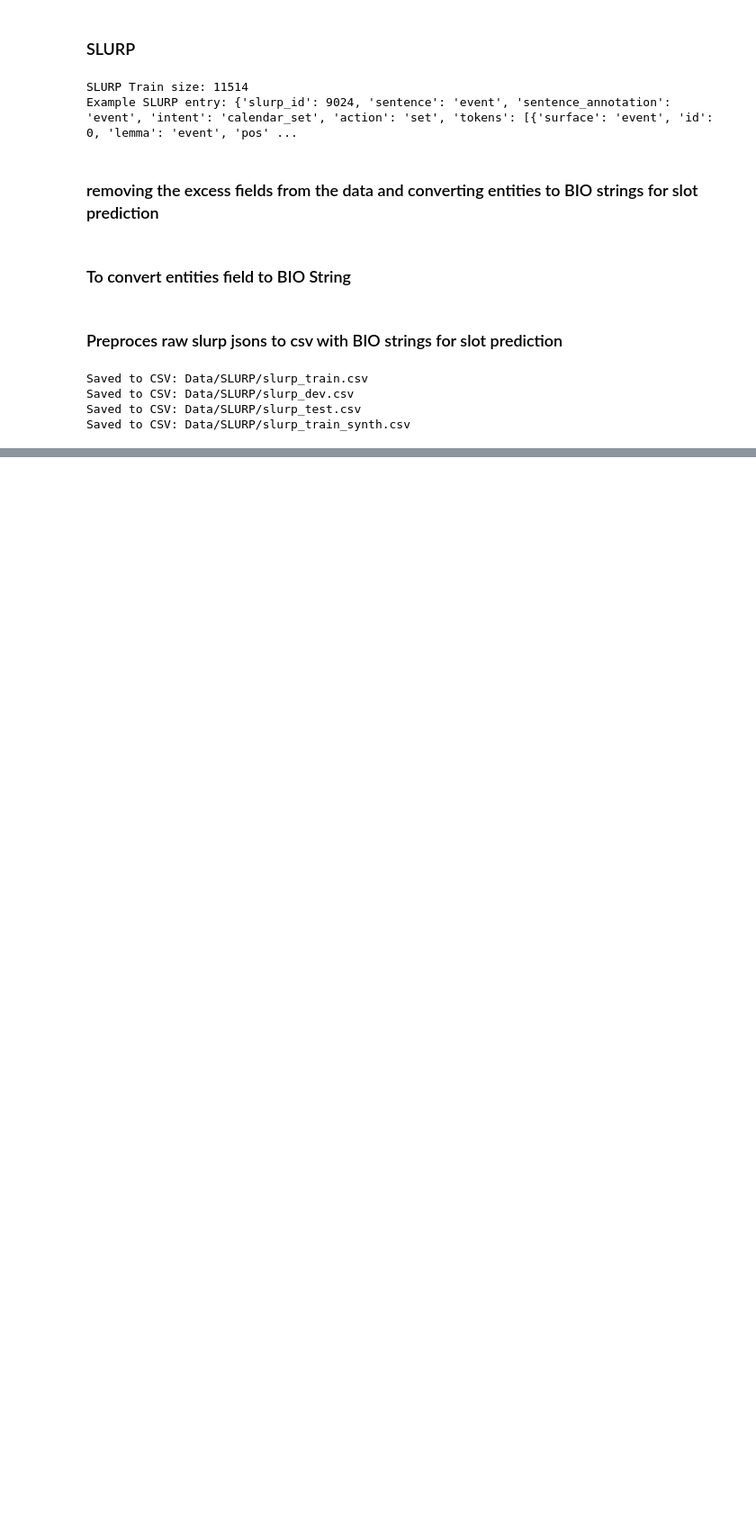
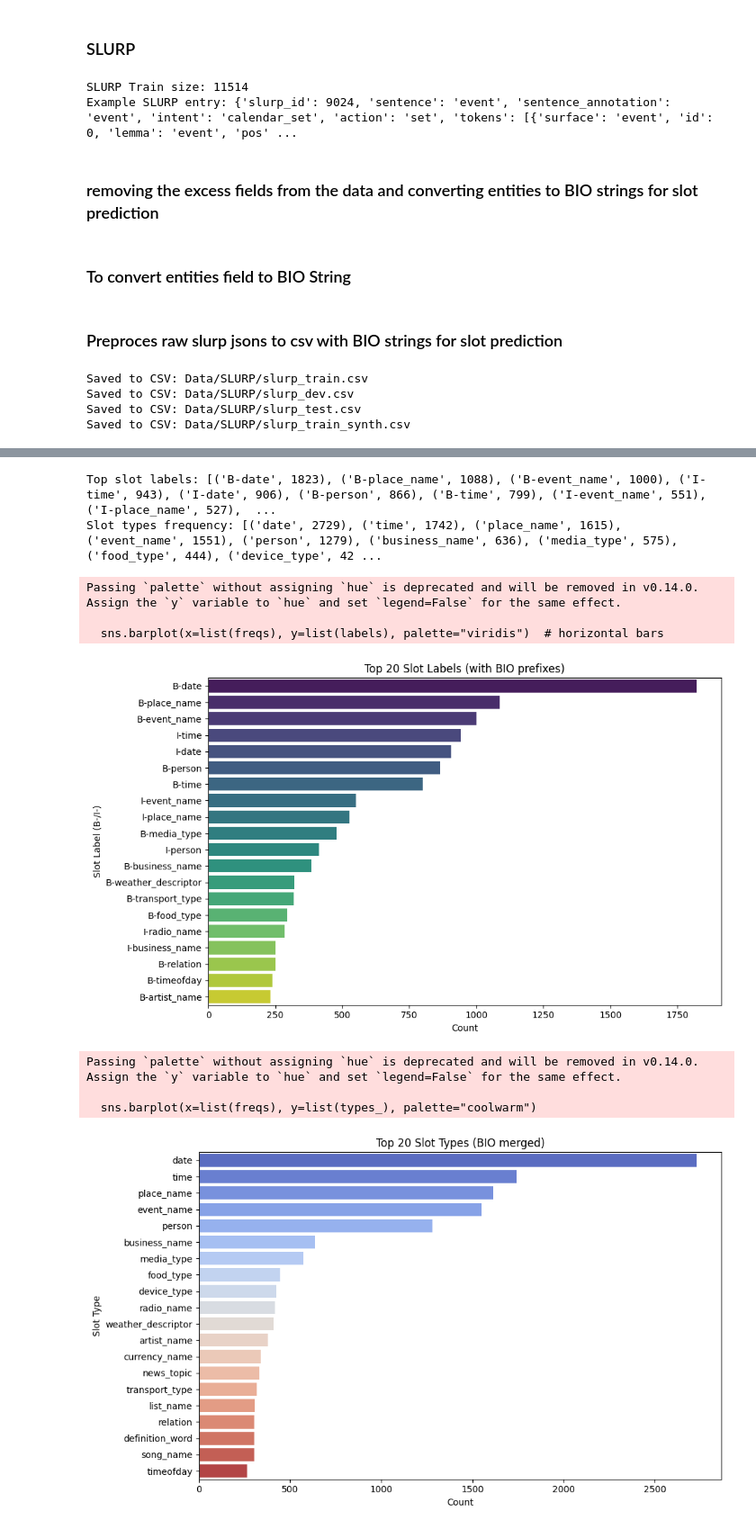
Before and after one commit to dhairya8luthra/Assignment_2_NLP, a Jupyter notebook: Assignment_2.ipynb, the cells around one changed output, grey strips where cells are left out. Shown at 90% size. Saved outputs shown, nothing was run; the diff lists cells and outputs as text; code cells hidden in the pictures; blank space fills up the shorter version.

```diff
--- a/Assignment_2.ipynb
+++ b/Assignment_2.ipynb
@@ -164,0 +260,31 @@ Saved to CSV: Data/SLURP/slurp_train_synth.csv
+# %%
+
+# Slot type frequencies
+all_slot_labels = []
+for ss in df["slot_string"].dropna():
+    for lab in ss.split():
+        if lab != "O":
+            all_slot_labels.append(lab)
+cnt = Counter(all_slot_labels)
+print("Top slot labels:", cnt.most_common(20))
+# e.g. distinct slot types by removing the B-/I- prefix
+slot_types = [lab.split("-", 1)[1] for lab in all_slot_labels if "-" in lab]
+cnt2 = Counter(slot_types)
+print("Slot types frequency:", cnt2.most_common())
+# %% [output]
+Top slot labels: [('B-date', 1823), ('B-place_name', 1088), ('B-event_name', 1000), ('I-time', 943), ('I-date', 906), ('B-person', 866), ('B-time', 799), ('I-event_name', 551), ('I-place_name', 527),  ...
+Slot types frequency: [('date', 2729), ('time', 1742), ('place_name', 1615), ('event_name', 1551), ('person', 1279), ('business_name', 636), ('media_type', 575), ('food_type', 444), ('device_type', 42 ...
+# %%
+# Now call them
+plot_top_slot_labels(cnt, top_n=20)
+plot_slot_types(cnt2, top_n=20)
+plot_slot_type_pie(cnt2, top_n=10)
+# %% [output]
+Passing `palette` without assigning `hue` is deprecated and will be removed in v0.14.0. Assign the `y` variable to `hue` and set `legend=False` for the same effect.
+
+  sns.barplot(x=list(freqs), y=list(labels), palette="viridis")  # horizontal bars
+[figure, added]
+Passing `palette` without assigning `hue` is deprecated and will be removed in v0.14.0. Assign the `y` variable to `hue` and set `legend=False` for the same effect.
+
+  sns.barplot(x=list(freqs), y=list(types_), palette="coolwarm")
+[figure, added]
```
Also changed, not shown: parts of 10 cells of this notebook.
